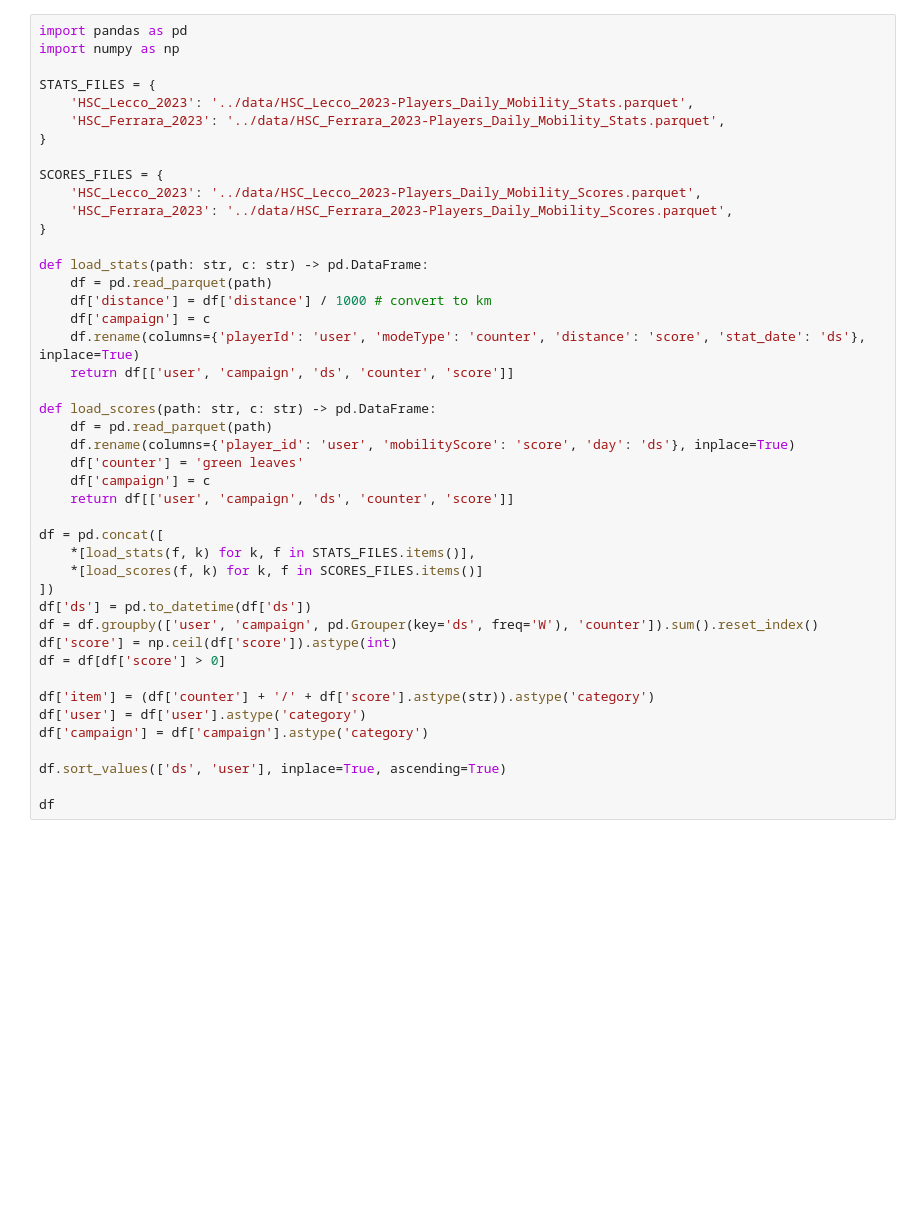
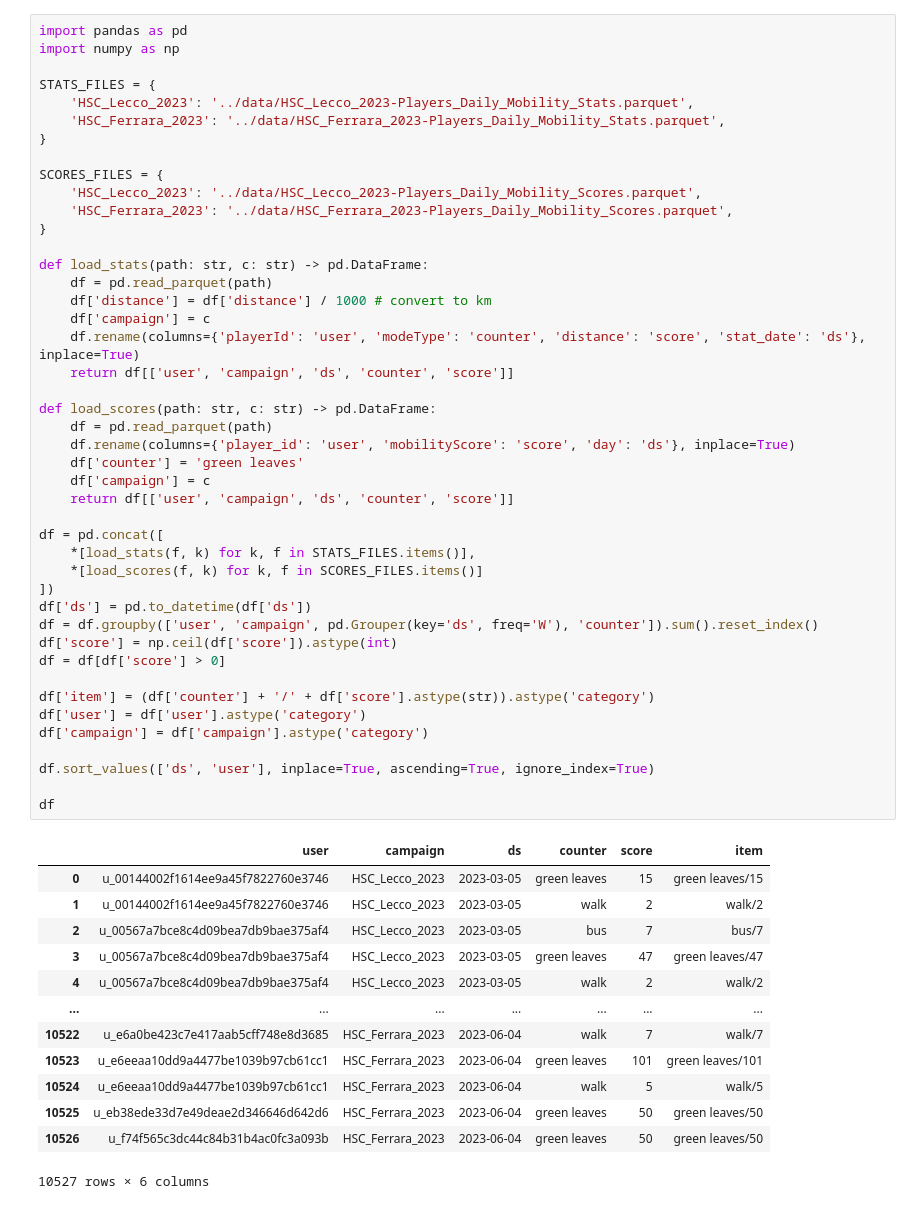
Before and after one commit to rik1599/playngo_challenge_generator, a Jupyter notebook: notebooks/ranking.ipynb, the cells around one changed output. Drawn from its saved outputs; the diff is of its cells as text; blank space fills up the shorter version.

```diff
--- a/notebooks/ranking.ipynb
+++ b/notebooks/ranking.ipynb
@@ -14,31 +14,45 @@ SCORES_FILES = {
 
 def load_stats(path: str, c: str) -> pd.DataFrame:
     df = pd.read_parquet(path)
     df['distance'] = df['distance'] / 1000 # convert to km
     df['campaign'] = c
     df.rename(columns={'playerId': 'user', 'modeType': 'counter', 'distance': 'score', 'stat_date': 'ds'}, inplace=True)
     return df[['user', 'campaign', 'ds', 'counter', 'score']]
 
 def load_scores(path: str, c: str) -> pd.DataFrame:
     df = pd.read_parquet(path)
     df.rename(columns={'player_id': 'user', 'mobilityScore': 'score', 'day': 'ds'}, inplace=True)
     df['counter'] = 'green leaves'
     df['campaign'] = c
     return df[['user', 'campaign', 'ds', 'counter', 'score']]
 
 df = pd.concat([
     *[load_stats(f, k) for k, f in STATS_FILES.items()],
     *[load_scores(f, k) for k, f in SCORES_FILES.items()]
 ])
 df['ds'] = pd.to_datetime(df['ds'])
 df = df.groupby(['user', 'campaign', pd.Grouper(key='ds', freq='W'), 'counter']).sum().reset_index()
 df['score'] = np.ceil(df['score']).astype(int)
 df = df[df['score'] > 0]
 
 df['item'] = (df['counter'] + '/' + df['score'].astype(str)).astype('category')
 df['user'] = df['user'].astype('category')
 df['campaign'] = df['campaign'].astype('category')
 
-df.sort_values(['ds', 'user'], inplace=True, ascending=True)
+df.sort_values(['ds', 'user'], inplace=True, ascending=True, ignore_index=True)
 
 df
+# %% [output]
+|  | user | campaign | ds | counter | score | item |
+| 0 | u_00144002f1614ee9a45f7822760e3746 | HSC_Lecco_2023 | 2023-03-05 | green leaves | 15 | green leaves/15 |
+| 1 | u_00144002f1614ee9a45f7822760e3746 | HSC_Lecco_2023 | 2023-03-05 | walk | 2 | walk/2 |
+| 2 | u_00567a7bce8c4d09bea7db9bae375af4 | HSC_Lecco_2023 | 2023-03-05 | bus | 7 | bus/7 |
+| 3 | u_00567a7bce8c4d09bea7db9bae375af4 | HSC_Lecco_2023 | 2023-03-05 | green leaves | 47 | green leaves/47 |
+| 4 | u_00567a7bce8c4d09bea7db9bae375af4 | HSC_Lecco_2023 | 2023-03-05 | walk | 2 | walk/2 |
+| ... | ... | ... | ... | ... | ... | ... |
+| 10522 | u_e6a0be423c7e417aab5cff748e8d3685 | HSC_Ferrara_2023 | 2023-06-04 | walk | 7 | walk/7 |
+| 10523 | u_e6eeaa10dd9a4477be1039b97cb61cc1 | HSC_Ferrara_2023 | 2023-06-04 | green leaves | 101 | green leaves/101 |
+| 10524 | u_e6eeaa10dd9a4477be1039b97cb61cc1 | HSC_Ferrara_2023 | 2023-06-04 | walk | 5 | walk/5 |
+| 10525 | u_eb38ede33d7e49deae2d346646d642d6 | HSC_Ferrara_2023 | 2023-06-04 | green leaves | 50 | green leaves/50 |
+| 10526 | u_f74f565c3dc44c84b31b4ac0fc3a093b | HSC_Ferrara_2023 | 2023-06-04 | green leaves | 50 | green leaves/50 |
+10527 rows × 6 columns
```
Also changed, not shown: parts of 7 cells of this notebook, 1 other file.
